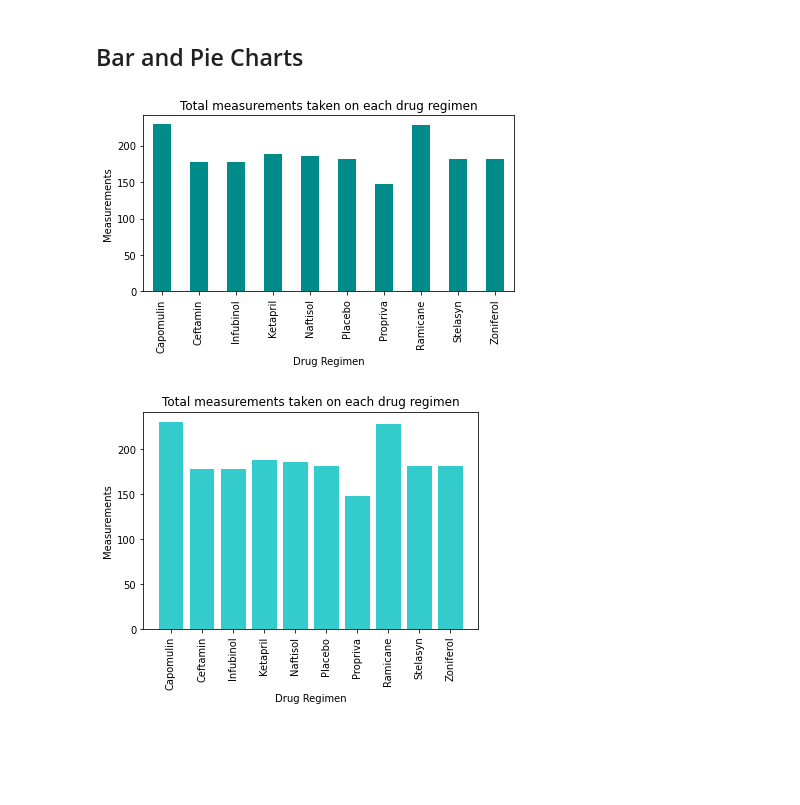
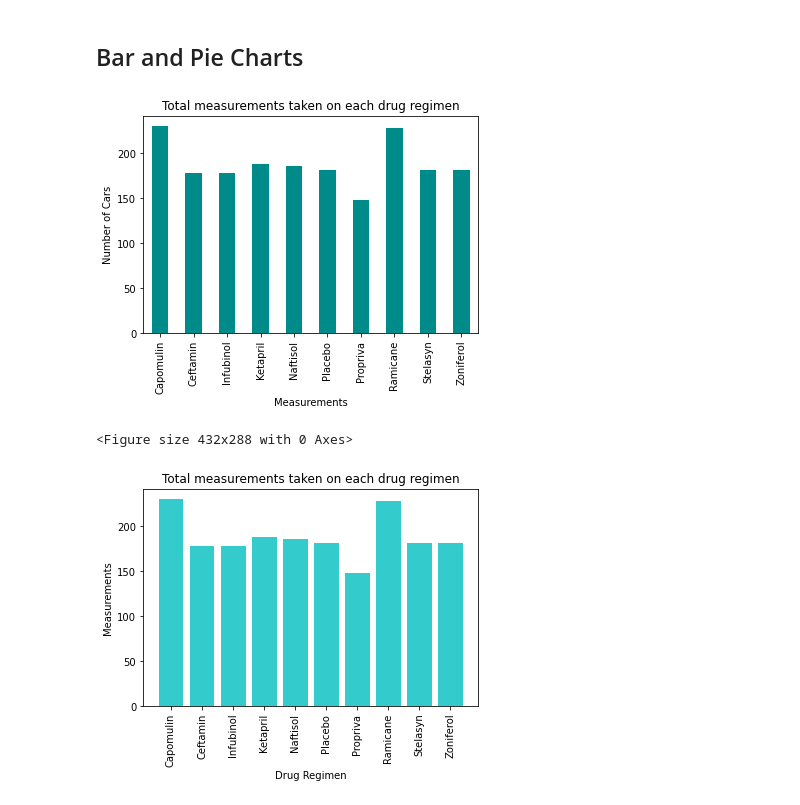
Before and after one commit to Sunny419-hub/Matplotlib-challenge, a Jupyter notebook: Pymaceuticals/pymaceuticals.ipynb, the cells around one changed output. Drawn from its saved outputs; the diff is of its cells as text; code cells hidden in the pictures; blank space fills up the shorter version.

```diff
--- a/Pymaceuticals/pymaceuticals.ipynb
+++ b/Pymaceuticals/pymaceuticals.ipynb
@@ -147,22 +149,23 @@ summary_stf
 # %%
 # Generate a bar plot showing the total number of measurements taken on each drug regimen using pandas.
 #Group by Drug Regimen
 drug_reg_pandas = mice_results.groupby(["Drug Regimen"])
 # Get data
 drug_reg = drug_reg_pandas["Drug Regimen"].count()
 # Configure plot and ticks
-drug_reg.plot(kind="bar", facecolor="darkcyan")
+count_chart = drug_reg.plot(kind="bar", facecolor="darkcyan"
+                            ,title="Total measurements taken on each drug regimen")
 
-# Set textual properties
-plt.title("Total measurements taken on each drug regimen")
-plt.ylabel("Measurements")
-plt.xlabel("Drug Regimen")
+# Set the xlabel and ylabel using class methods
+count_chart.set_xlabel("Measurements")
+count_chart.set_ylabel("Number of Cars")
 
-plt.tight_layout()
 # Show plot
 plt.show()
+plt.tight_layout()
 # %% [output]
-[figure, old version]
+[figure, new version]
+<Figure size 432x288 with 0 Axes>
 # %%
 # Generate a bar plot showing the total number of measurements taken on each drug regimen using pyplot.
 x_axis = np.arange(len(drug_reg))
```
Also changed, not shown: parts of 7 cells of this notebook.
